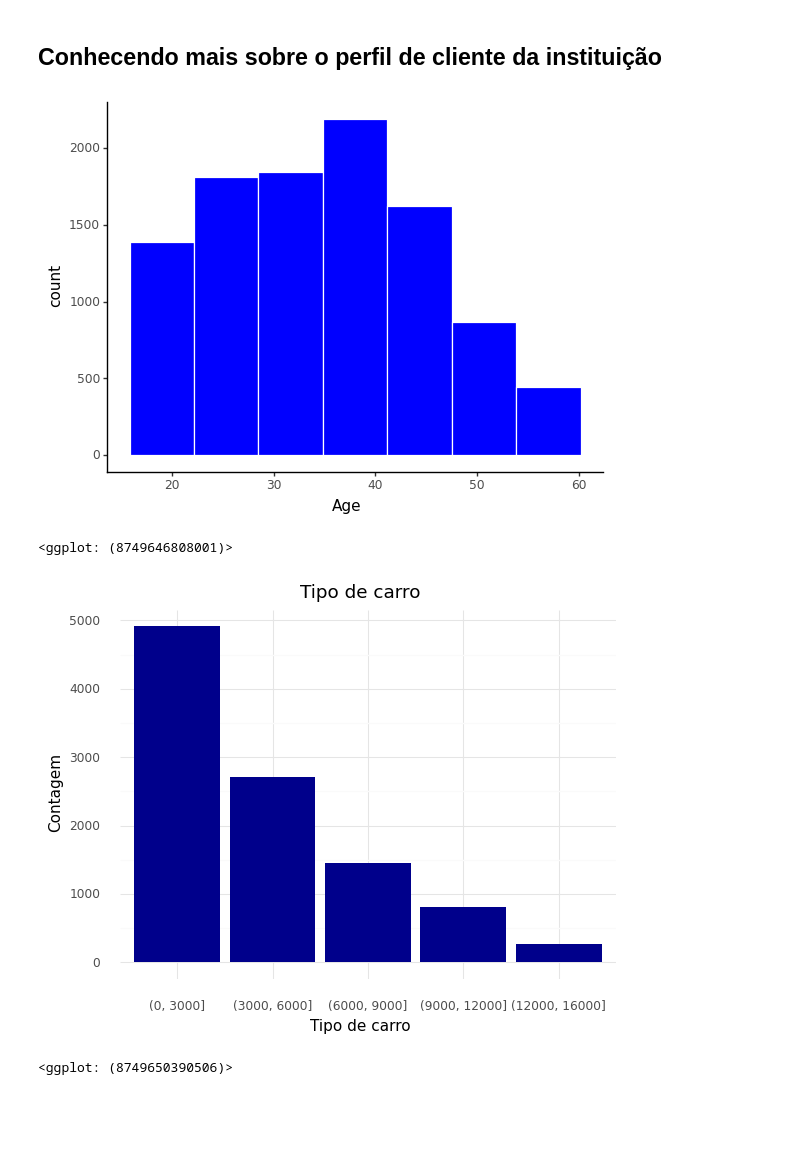
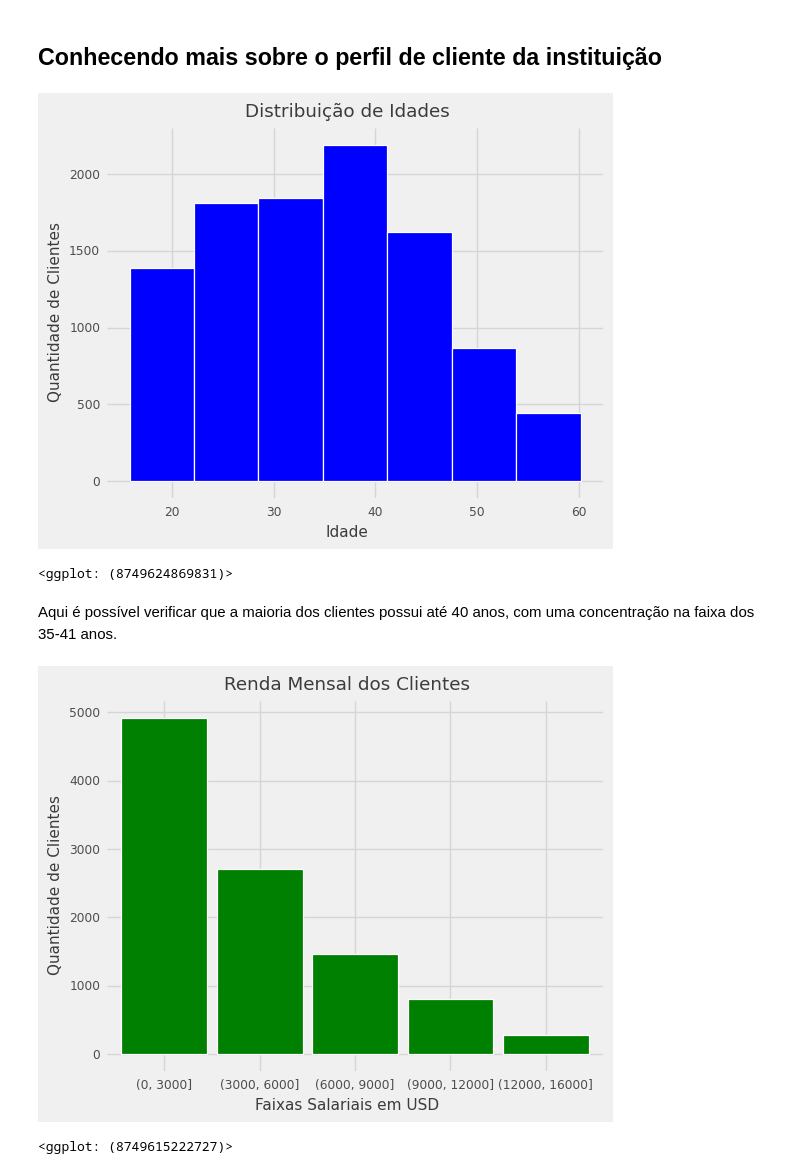
Before and after one commit to julianacamara98/intro_python_2023_ProjetoFinal, a Jupyter notebook: EDA.ipynb, the cells around one changed output. Drawn from its saved outputs; the diff is of its cells as text; code cells hidden in the pictures; blank space fills up the shorter version.

```diff
--- a/EDA.ipynb
+++ b/EDA.ipynb
@@ -797,20 +813,23 @@ Index(['Customer_ID', 'Month', 'Age', 'Monthly_Inhand_Salary',
 # %%
 (ggplot(dados, aes(x = 'Age')) +
  geom_histogram(bins =7, color = "white", fill = "blue")+
-
- theme_classic())
+ labs(x = "Idade",
+      y = "Quantidade de Clientes",
+      title = "Distribuição de Idades")+
+ theme_538())
 # %% [output]
-[figure, old version]
+[figure, new version]
-<ggplot: (8749646808001)>
+<ggplot: (8749624869831)>
+# %% [markdown]
+Aqui é possível verificar que a maioria dos clientes possui até 40 anos, com uma concentração na faixa dos 35-41 anos.
 # %%
-## Gráfico de Barras
 (ggplot(dados, aes(x = 'Monthly_Inhand_Salary')) +
- geom_bar(fill = "darkblue") +
- labs(x = "Tipo de carro",
-      y = "Contagem",
-      title = "Tipo de carro") +
- theme_minimal()
+ geom_bar(color = "white", fill = "green") +
+ labs(x = "Faixas Salariais em USD",
+      y = "Quantidade de Clientes",
+      title = "Renda Mensal dos Clientes") +
+ theme_538()
  )
 # %% [output]
-[figure, old version]
+[figure, new version]
-<ggplot: (8749650390506)>
+<ggplot: (8749615222727)>
```
Also changed, not shown: parts of 8 cells of this notebook.
